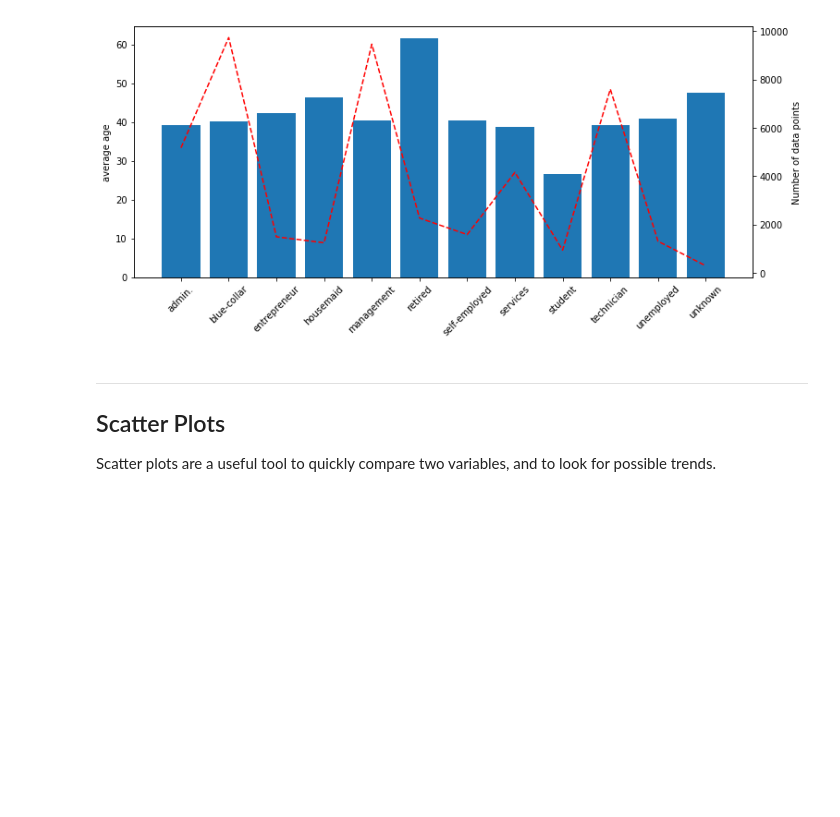
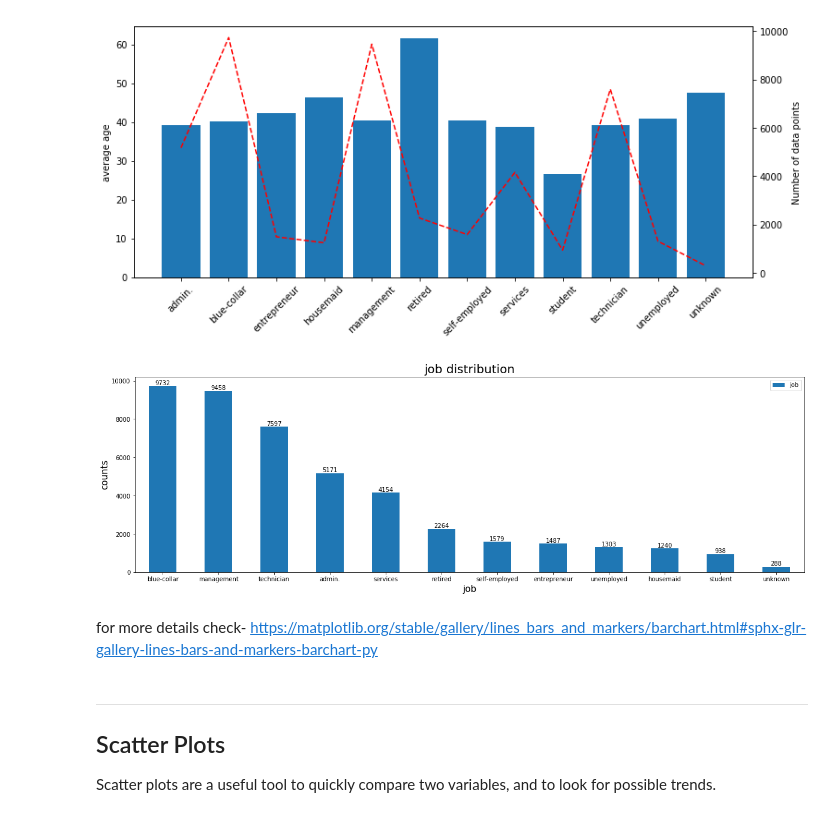
Before and after one commit to AbhinavJhanwar/Plots, a Jupyter notebook: eda-plots.ipynb, the cells around one changed output. Saved outputs shown, nothing was run; the diff lists cells and outputs as text; code cells hidden in the pictures; blank space fills up the shorter version.

Commit message:
adding labeling in bar plots

```diff
--- a/eda-plots.ipynb
+++ b/eda-plots.ipynb
@@ -123,6 +123,27 @@ plt.xticks(range(len(x_ticks)), x_ticks)
 ax1.tick_params(axis='x', rotation=45)
 # %% [output]
 [figure]
+# %%
+# distribution of a particular feature with counts written on top of bar
+plot_data = df['job'].value_counts()
+ax = plot_data.plot.bar(figsize=(20,6))
+x_labels = list(plot_data.index)
+ax.set_ylabel('counts', fontsize=15)
+ax.set_xlabel('job', fontsize=15)
+ax.set_title('job distribution', fontsize=20)
+ax.set_xticklabels(x_labels, rotation=0)
+ax.legend(labels=['job'])
+# add labels on bars
+rects = ax.patches
+labels = plot_data.values
+for i, rect in enumerate(rects):
+    ax.annotate(labels[i], xy=(i, rect.get_height()), ha='center', va='bottom')
+plt.show()
+#plt.savefig('.png', dpi=plt.gcf().dpi, bbox_inches='tight')
+# %% [output]
+[figure, added]
+# %% [markdown]
+for more details check- https://matplotlib.org/stable/gallery/lines_bars_and_markers/barchart.html#sphx-glr-gallery-lines-bars-and-markers-barchart-py
 # %% [markdown]
 ___
 ## Scatter Plots
```
